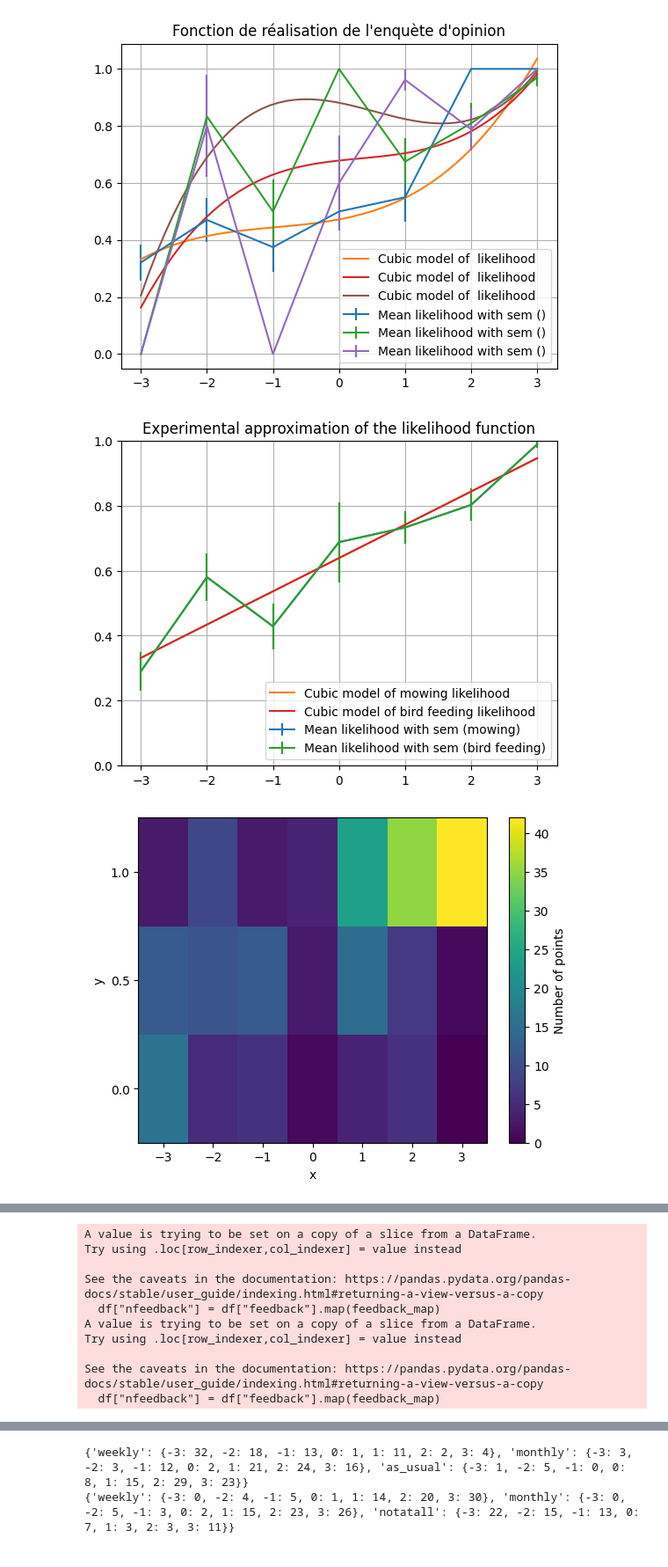
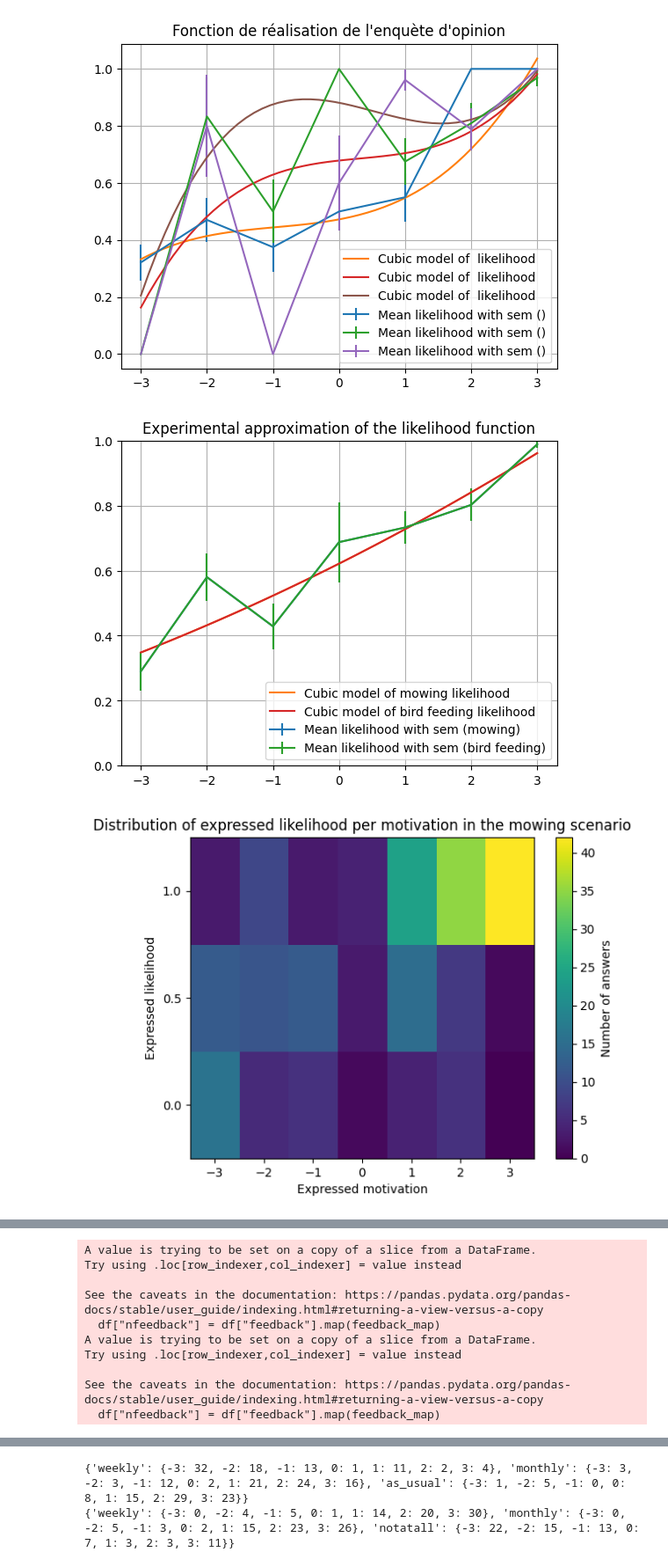
Before and after one commit to novincent/OptimacForm, a Jupyter notebook: dataAnalysis/data_treatment.ipynb, the cells around one changed output, grey strips where cells are left out. Shown at 88% size. Cells and saved outputs as stored; diff of their text form; code cells hidden in the pictures.

Commit message:
new plots for deviation and participation

```diff
--- a/dataAnalysis/data_treatment.ipynb
+++ b/dataAnalysis/data_treatment.ipynb
@@ -59,7 +59,7 @@ def compute_meanfeedback(df):
         for j in v:
             x.append(k)
             y.append(j)
-    model = np.polyfit(x,y,deg = 1)
+    model = np.polyfit(x,y,deg = 2)
     return feedbacks_per_motivation,meanfeedback_per_motivation,feedbackerr_per_motvation,model
 
 def compute_meanfeedback_per_action(df):
@@ -115,7 +115,7 @@ from collections import Counter
 dots,meandic,errdic,model  = compute_meanfeedback(f0)
 
 
-def plot_heatmap(dots):
+def plot_heatmap(dots,title):
     points = []
 
     x,y = [],[]
@@ -151,11 +151,12 @@ def plot_heatmap(dots):
         aspect="auto"
     )
 
-    plt.colorbar(label="Number of points")
+    plt.title(title)
+    plt.colorbar(label="Number of answers")
     plt.xticks(x_vals)
     plt.yticks(y_vals)
-    plt.xlabel("x")
-    plt.ylabel("y")
+    plt.xlabel("Expressed motivation")
+    plt.ylabel("Expressed likelihood")
 
     plt.show()
 
@@ -183,38 +184,38 @@ plt.grid(visible=True)
 plt.show()
 
 
-plot_heatmap(dots)
+plot_heatmap(dots,"Distribution of expressed likelihood per motivation in the mowing scenario")
 
 dots,meandic,errdic,model  = compute_meanfeedback(f1)
 
-plot_heatmap(dots)
+plot_heatmap(dots,"Distribution of expressed likelihood per motivation in the bird feeding scenario")
 
 plotting(meandic,errdic,model,"mowing")
 plotting(meandic,errdic,model,"bird feeding")
 plt.title("Experimental approximation of the likelihood function")
 plt.ylim((0,1))
 plt.legend(loc="lower right")
 plt.grid(visible=True)
 plt.show()
 
 g0 = f0[~f0["n"].isin([20,21,71,108])]
 g1 = f1[~f1["n"].isin([12,13,19,25,27,68,76,77,105,107,118])]
 
 g0 = f0[f0["action_name"]!="as_usual"]
 g1 = f1[f1["action_name"]!="notatall"]
 
 
 dots,meandic,errdic,model  = compute_meanfeedback(g0)
 
 plotting(meandic,errdic,model,"mowing")
 dots,meandic,errdic,model  = compute_meanfeedback(g1)
 
 plotting(meandic,errdic,model,"bird feeding")
 plt.title("Experimental approximation of the likelihood function")
 plt.ylim((0,1))
 plt.legend(loc="lower right")
 plt.grid(visible=True)
 # %% [output]
-[figure, old version]
+[figure, new version]
-[figure, old version]
+[figure, new version]
 [figure]
```
Also changed, not shown: parts of 1 cell of this notebook, 8 other files.
